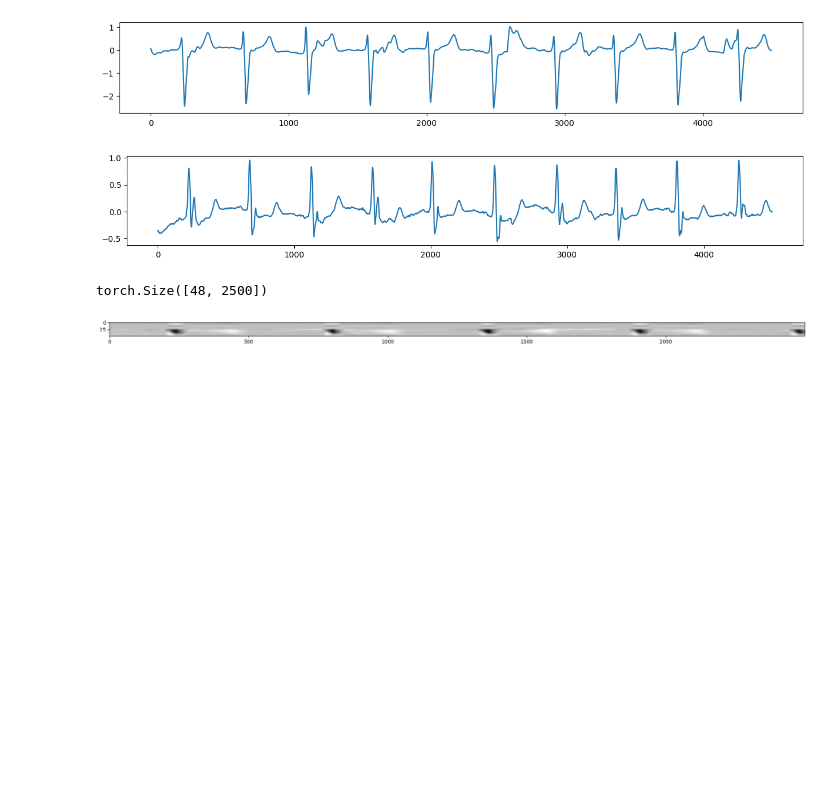
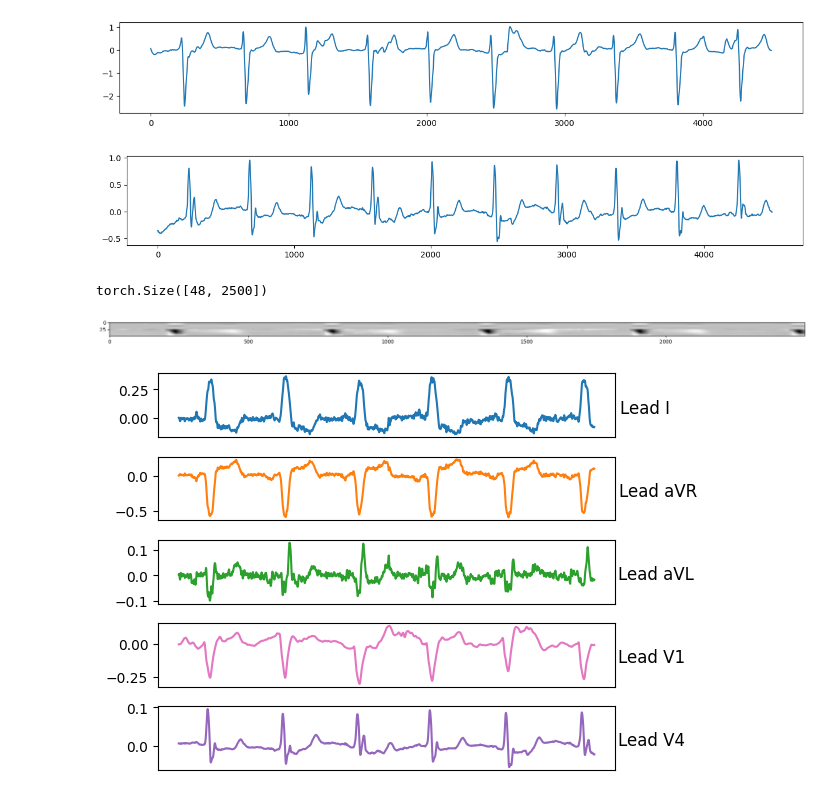
Before and after one commit to ScaleMind-C9308A/HeartResearch, a Jupyter notebook: Data Exploration/explore.ipynb, the cells around one changed output. Cells and saved outputs as stored; diff of their text form; code cells hidden in the pictures; blank space fills up the shorter version.

```diff
--- a/Data Exploration/explore.ipynb
+++ b/Data Exploration/explore.ipynb
@@ -131,3 +131,25 @@ plt.show()
 # %% [output]
 torch.Size([48, 2500])
 [figure]
+# %%
+fig, axs = plt.subplots(5, 1)
+axs[0].plot(a[2][0][500:3000])
+axs[0].set_title('Lead I',x=1.065,y = 0.25)
+axs[1].plot(a[2][3][500:3000], 'tab:orange')
+axs[1].set_title('Lead aVR',x=1.095,y = 0.25)
+axs[2].plot(a[2][4][500:3000], 'tab:green')
+axs[2].set_title('Lead aVL',x=1.09,y = 0.25)
+axs[3].plot(a[2][6][500:3000]/10, 'tab:pink')
+axs[3].set_title('Lead V1',x=1.08,y = 0.25)
+axs[4].plot(a[2][10][500:3000]/10, 'tab:purple')
+axs[4].set_title('Lead V4',x=1.08,y = 0.25)
+axs[0].axes.get_xaxis().set_ticks([])
+axs[1].axes.get_xaxis().set_ticks([])
+axs[2].axes.get_xaxis().set_ticks([])
+axs[3].axes.get_xaxis().set_ticks([])
+axs[4].axes.get_xaxis().set_ticks([])
+plt.tight_layout(pad = 3, h_pad = 1, w_pad = 1)
+bbox_inches='tight'
+plt.savefig("/home/thaobeo/git/HeartResearch/ECGsig.pdf", format = 'pdf', dpi = 300)
+# %% [output]
+[figure, added]
```
Also changed, not shown: 1 other file.
